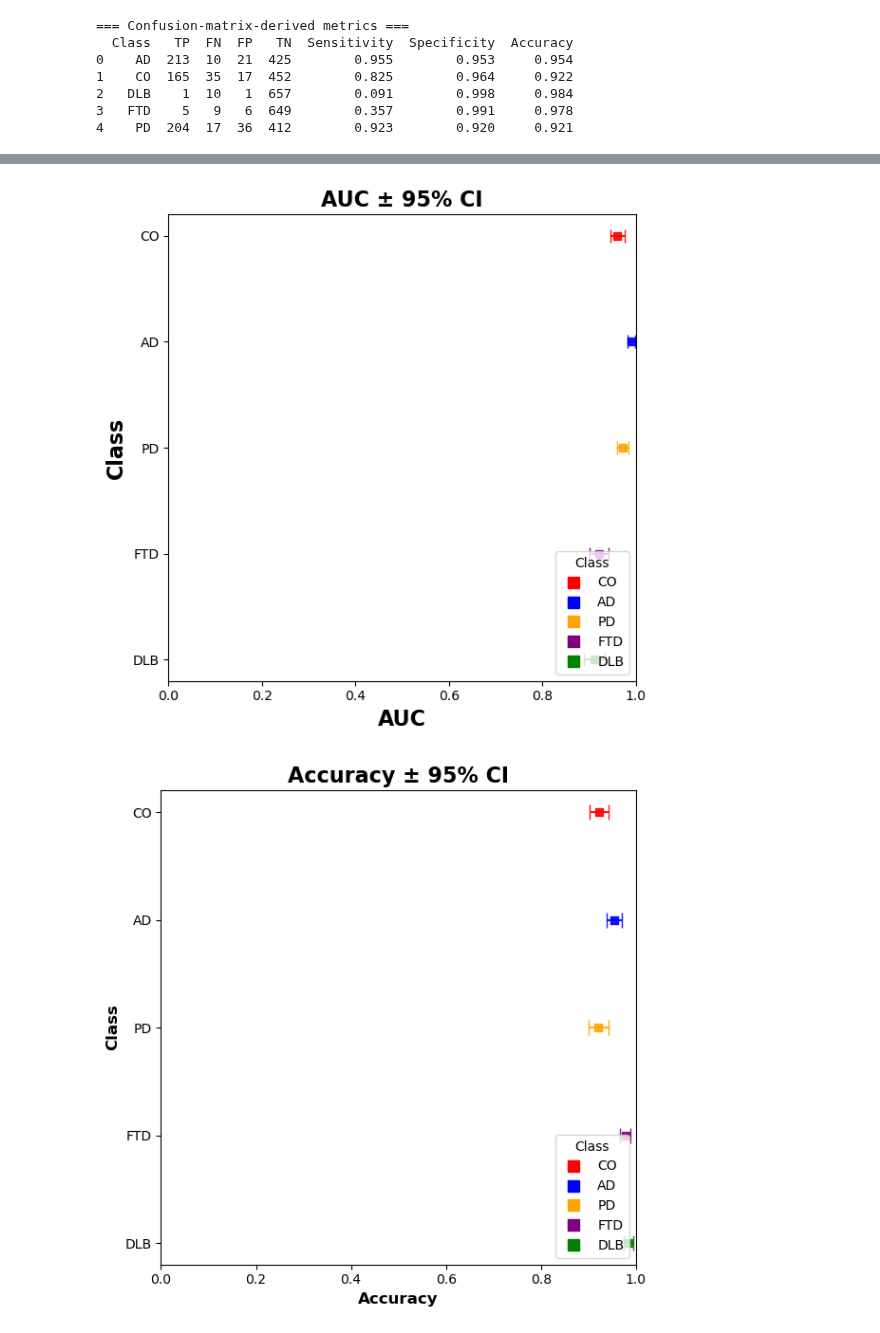
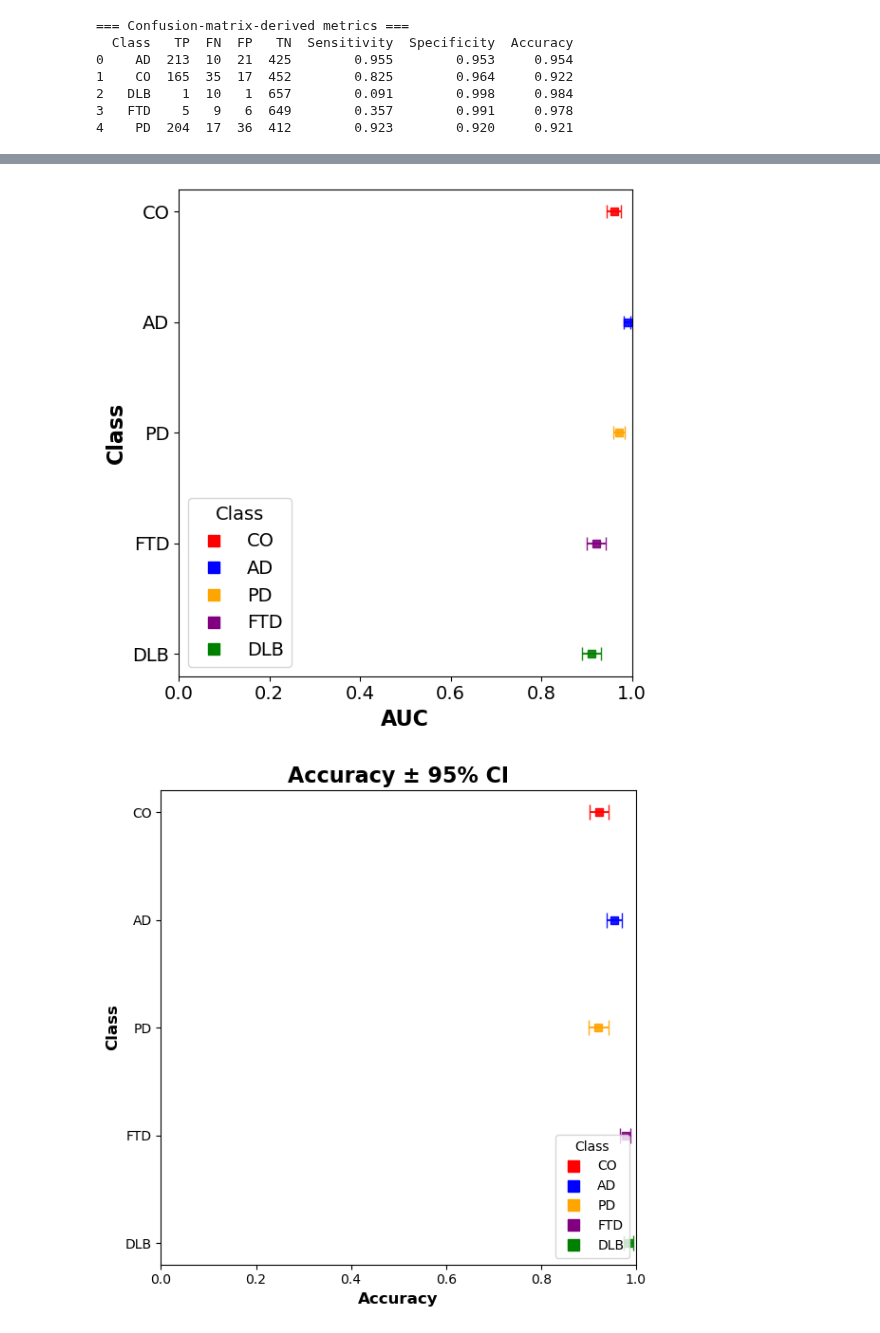
Before and after one commit to YingXu001/CSF_Plasma_Proteomics_AI_Classifier, a Jupyter notebook: LightGBM_Internal_Test_PUB.ipynb, the cells around one changed output, grey strips where cells are left out. Cells and saved outputs as stored; diff of their text form; code cells hidden in the pictures.

```diff
--- a/LightGBM_Internal_Test_PUB.ipynb
+++ b/LightGBM_Internal_Test_PUB.ipynb
@@ -482,36 +484,38 @@ for cls in class_labels:
 auc_df_se = pd.DataFrame(auc_rows_se, columns=['Class', 'AUC', 'CI_low', 'CI_up'])
 
 # Set plotting order and color mapping
 order     = ['CO', 'AD', 'PD', 'FTD', 'DLB']
 color_map = {'AD': 'blue', 'CO': 'red', 'DLB': 'green', 'FTD': 'purple', 'PD': 'orange'}
 auc_df_se['Class'] = pd.Categorical(auc_df_se['Class'], categories=order, ordered=True)
 auc_df_se = auc_df_se.sort_values('Class', ascending=False)
 
 # Plot: AUC ± 95% CI (Error bars)
 plt.figure(figsize=(6, 6))
 for _, r in auc_df_se.iterrows():
     plt.errorbar(r['AUC'], r['Class'],
                  xerr=[[r['AUC'] - r['CI_low']],
                        [r['CI_up'] - r['AUC']]],
                  fmt='s', color=color_map[r['Class']], capsize=5, alpha=0.9)
 
+plt.xticks(fontsize=14)
+plt.yticks(fontsize=14)
 plt.xlabel('AUC', size=16, weight='bold')
 plt.ylabel('Class', size=16, weight='bold')
 # plt.xlabel('AUC', size=16)
 # plt.ylabel('Class', size=16)
-plt.title('AUC ± 95% CI', size=16, weight='bold')
+# plt.title('AUC ± 95% CI', size=16, weight='bold')
 plt.xlim(0, 1)
 plt.grid(False)
 
 # Custom legend
 custom_lines = [Line2D([0], [0], color=color_map[c], marker='s', linestyle='',
                        markersize=8) for c in order]
-plt.legend(custom_lines, order, title='Class', loc='lower right')
+plt.legend(custom_lines, order, title='Class', loc='lower left', title_fontsize=14, fontsize=14)
 
 plt.tight_layout()
 plt.show()
 # %% [output]
-[figure, old version]
+[figure, new version]
 # %%
 # -----------------------------------------------------------
 # 5) Accuracy ± 95% Confidence Interval
```
Also changed, not shown: parts of 4 cells of this notebook, 5 other files.
